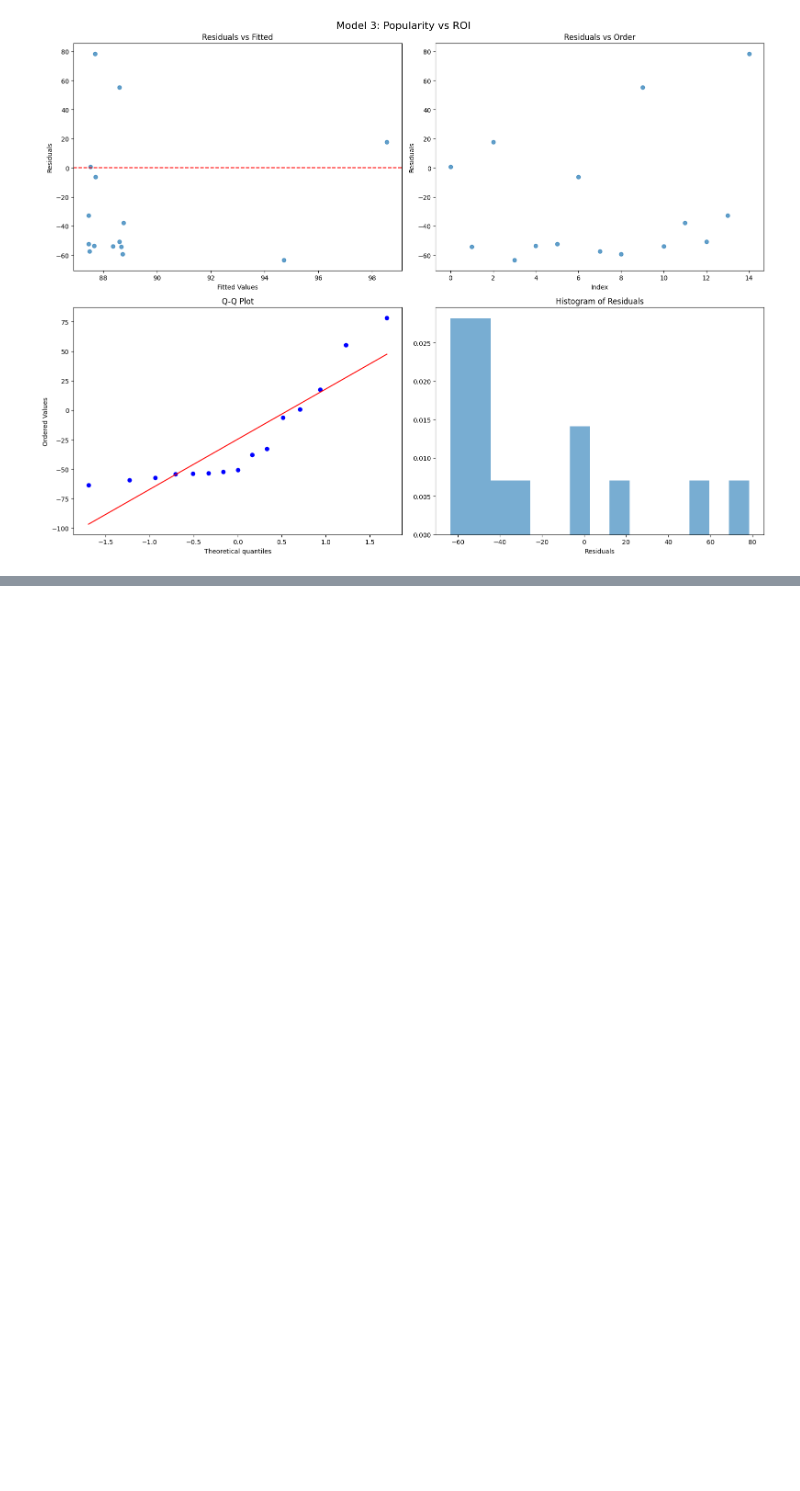
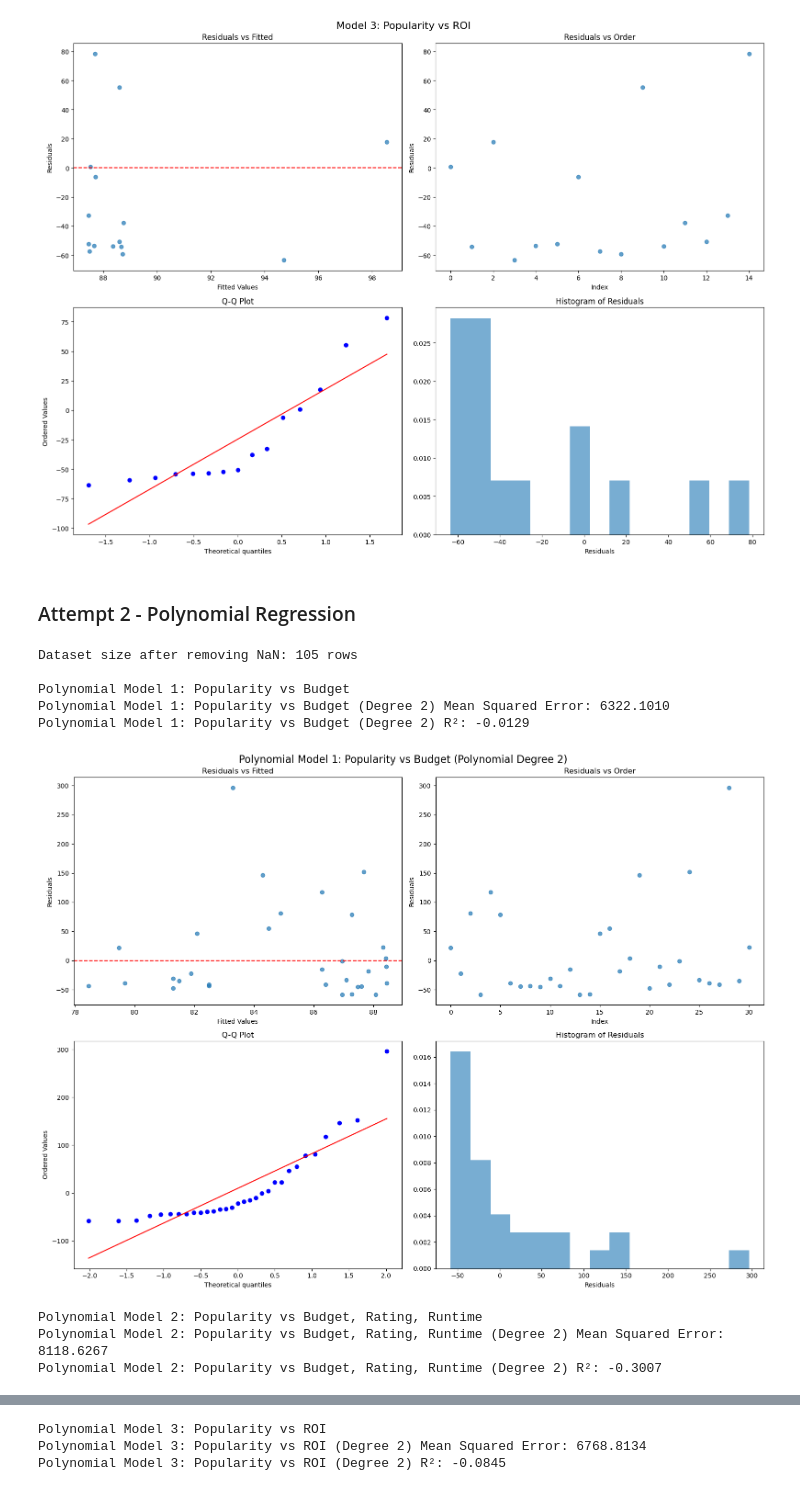
Before and after one commit to massaalhajjiri/DS3000_Project, a Jupyter notebook: DS3000_PROJECT.ipynb, the cells around one changed output, grey strips where cells are left out. Cells and saved outputs as stored; diff of their text form; code cells hidden in the pictures; blank space fills up the shorter version.

Commit message:
finished regression models

```diff
--- a/DS3000_PROJECT.ipynb
+++ b/DS3000_PROJECT.ipynb
@@ -405,3 +405,5 @@ Model 3: Popularity vs ROI
 Model 3: Popularity vs ROI Mean Squared Error: 2465.0161497852346
 Model 3: Popularity vs ROI R²: 0.6444323403724858
 [figure]
+# %% [markdown]
+### Attempt 2 - Polynomial Regression
@@ -407,0 +516,43 @@ Model 3: Popularity vs ROI R²: 0.6444323403724858
+# %%
+import pandas as pd
+
+cleaned_csv_path = "cleaned_movie_data.csv"
+
+def main_polynomial():
+    """
+    Loads the cleaned movie dataset and evaluates polynomial regression models
+    predicting movie popularity from different feature sets.
+    """
+    movie_df = pd.read_csv(cleaned_csv_path)
+
+    # remove rows with NaN values
+    movie_df = movie_df.dropna(subset=['budget', 'vote_average', 'runtime', 'roi', 'popularity'])
+
+    print(f"Dataset size after removing NaN: {len(movie_df)} rows")
+
+    y = movie_df['popularity'].values
+
+    print("\nPolynomial Model 1: Popularity vs Budget")
+    X_budget = movie_df[['budget']].values
+    evaluate_movie_model_numpy_poly(X_budget, y, "Polynomial Model 1: Popularity vs Budget", degree=2)
+
+    print("\nPolynomial Model 2: Popularity vs Budget, Rating, Runtime")
+    X_multi = movie_df[['budget', 'vote_average', 'runtime']].values
+    evaluate_movie_model_numpy_poly(X_multi, y, "Polynomial Model 2: Popularity vs Budget, Rating, Runtime", degree=2)
+
+    print("\nPolynomial Model 3: Popularity vs ROI")
+    X_roi = movie_df[['roi']].values
+    evaluate_movie_model_numpy_poly(X_roi, y, "Polynomial Model 3: Popularity vs ROI", degree=2)
+
+if __name__ == "__main__":
+    main_polynomial()
+# %% [output]
+Dataset size after removing NaN: 105 rows
+
+Polynomial Model 1: Popularity vs Budget
+Polynomial Model 1: Popularity vs Budget (Degree 2) Mean Squared Error: 6322.1010
+Polynomial Model 1: Popularity vs Budget (Degree 2) R²: -0.0129
+[figure, added]
+Polynomial Model 2: Popularity vs Budget, Rating, Runtime
+Polynomial Model 2: Popularity vs Budget, Rating, Runtime (Degree 2) Mean Squared Error: 8118.6267
+Polynomial Model 2: Popularity vs Budget, Rating, Runtime (Degree 2) R²: -0.3007
@@ -407,0 +560,3 @@ Model 3: Popularity vs ROI R²: 0.6444323403724858
+Polynomial Model 3: Popularity vs ROI
+Polynomial Model 3: Popularity vs ROI (Degree 2) Mean Squared Error: 6768.8134
+Polynomial Model 3: Popularity vs ROI (Degree 2) R²: -0.0845
```
Also changed, not shown: parts of 2 cells of this notebook.
